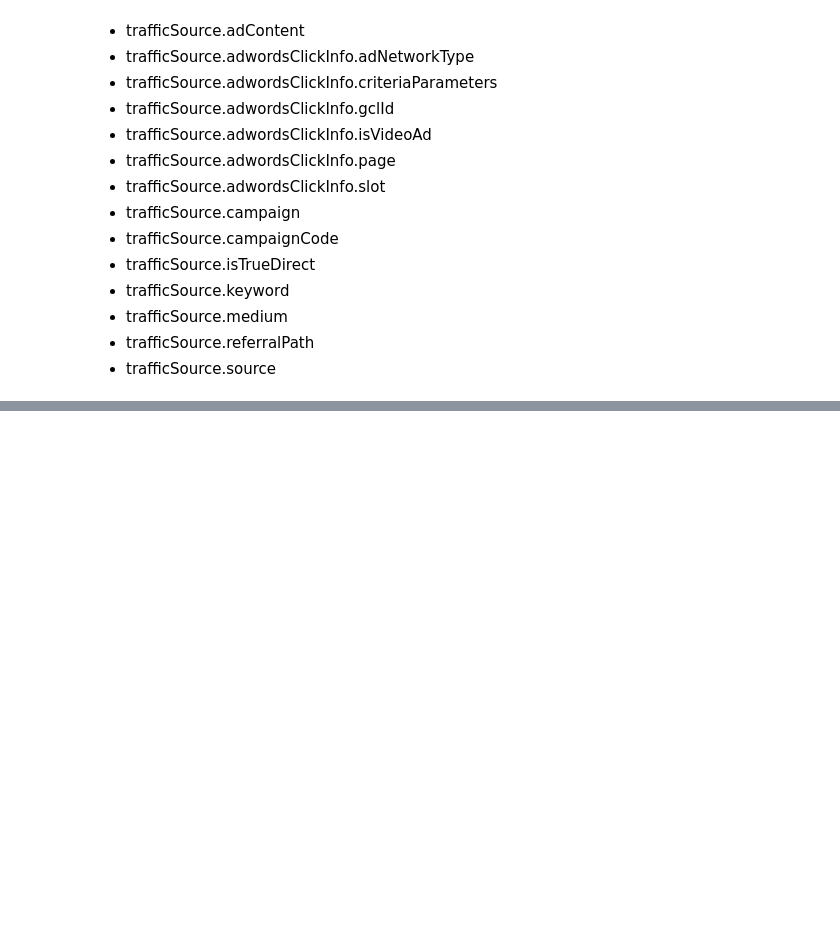
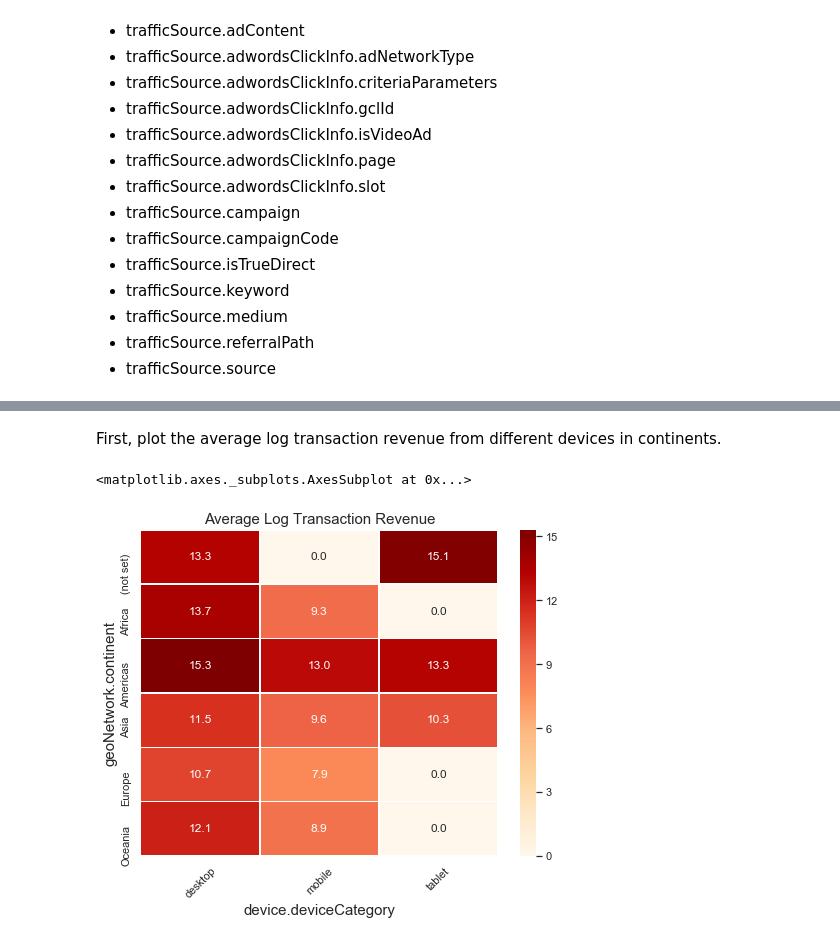
Before and after one commit to elicassion/Google-Analytics-Customer-Revenue-Prediction, a Jupyter notebook: Pipeline.ipynb, the cells around one changed output, grey strips where cells are left out. Saved outputs shown, nothing was run; the diff lists cells and outputs as text; code cells hidden in the pictures; blank space fills up the shorter version.

```diff
--- a/Pipeline.ipynb
+++ b/Pipeline.ipynb
@@ -225,0 +594,16 @@ Therefore, they can be totally removed from the dataset.
+# %% [markdown]
+First, plot the average log transaction revenue from different devices in continents.
+# %%
+transaction_mobile_continent = train_df[['geoNetwork.continent', 'device.deviceCategory', 'totals.transactionRevenue']]
+transaction_mobile_continent = transaction_mobile_continent.groupby(['geoNetwork.continent', 'device.deviceCategory']).mean()
+transaction_mobile_continent = transaction_mobile_continent.reset_index()
+transaction_mobile_continent['totals.transactionRevenue'] = np.log1p(transaction_mobile_continent['totals.transactionRevenue'])
+tmc_pivot = transaction_mobile_continent.pivot('geoNetwork.continent', 'device.deviceCategory', 'totals.transactionRevenue')
+plt.xlabel('Device Category', size = 15)
+plt.ylabel('Continent', size = 15)
+plt.xticks(rotation=45)
+plt.title('Average Log Transaction Revenue', size = 15)
+sns.heatmap(tmc_pivot, annot=True, fmt=".1f", linewidths=.5, square = False, cmap = 'OrRd')
+# %% [output]
+<matplotlib.axes._subplots.AxesSubplot at 0x...>
+[figure, added]
```
Also changed, not shown: parts of 46 cells of this notebook, 1 other file.
